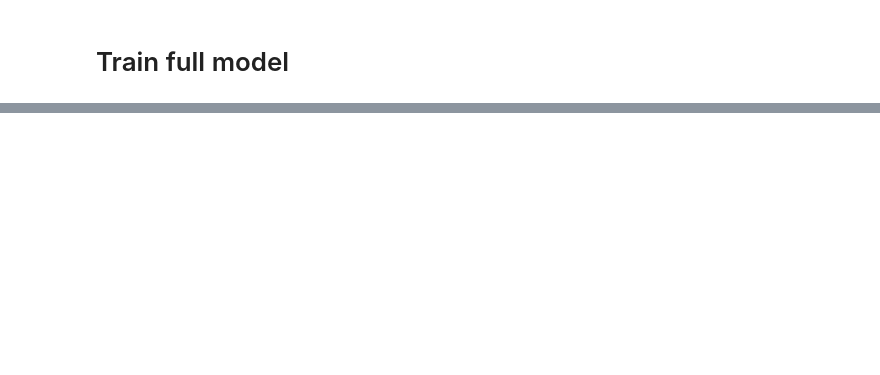
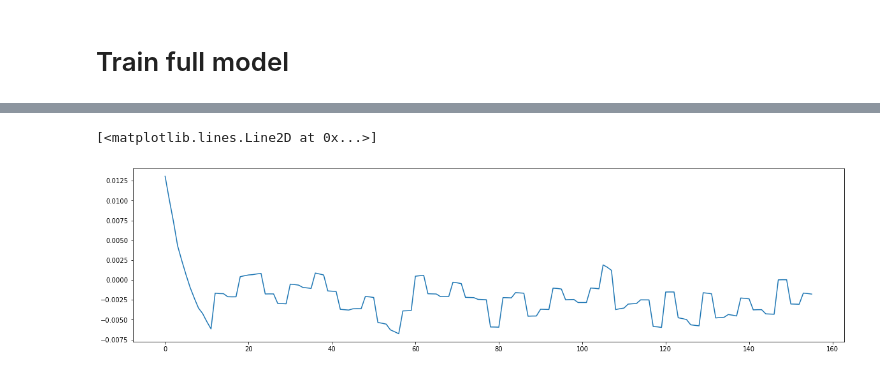
Before and after one commit to jganzabal/REINFORE-KERAS-CARTPOLE, a Jupyter notebook: REINFORCE-KERAS-CART-POLE.ipynb, the cells around one changed output, grey strips where cells are left out. Drawn from its saved outputs; the diff is of its cells as text; code cells hidden in the pictures; blank space fills up the shorter version.

```diff
--- a/REINFORCE-KERAS-CART-POLE.ipynb
+++ b/REINFORCE-KERAS-CART-POLE.ipynb
@@ -379,3 +316,7 @@ actions_train[np.arange(len(batch_actions)), batch_actions] = 1
+# %%
+discounted_rewards = apply_baselines(discounted_rewards)
+# %%
+actions_train = actions_to_one_hot(batch_actions)
 # %%
 discounted_rewards.shape, batch_actions.shape, actions_train.shape, batch_states.shape
 # %% [output]
@@ -434,30 +350,31 @@ def get_policy_model(env, hidden_layer_neurons, lr):
 # %%
-def train_full_model(max_num_episodes = 10000, batch_size = 50, training_epochs = 5, goal = 200, reset_model=True, verbose_period = 2):
+def train_full_model(lr=0.1, max_num_episodes = 10000, batch_size = 50, training_epochs = 5, goal = 200,
+                     reset_model=True, hidden_layer_neurons = 128, verbose_period = 2,
+                     score_thres=10, states_means=None, states_stds=None,
+                     model_train=None, model_predict=None):
     losses=[]
-    if reset_model:
+    if model_train is None:
         # Get model
         model_train, model_predict = get_policy_model(env, hidden_layer_neurons, lr)
     num_episode = 0
     i = 0
     while num_episode < max_num_episodes:
         # Get batch_size episodes for training
-        batch_states, batch_actions, discounted_rewards = get_batch_data(batch_size)
+        batch_states, batch_actions, discounted_rewards = get_batch_data(model_predict, batch_size)
+        if states_means is not None:
+            batch_states = (batch_states - states_means)/states_stds
         # format data for NN
-        discounted_rewards -= discounted_rewards.mean()
-        discounted_rewards /= discounted_rewards.std()
-        discounted_rewards = discounted_rewards.squeeze()
-        batch_actions = batch_actions.squeeze().astype(int)
-        actions_train = np.zeros([len(batch_actions), num_actions])
-        actions_train[np.arange(len(batch_actions)), batch_actions] = 1
+        discounted_rewards = apply_baselines(discounted_rewards)
+        actions_train = actions_to_one_hot(batch_actions)
         for _ in range(training_epochs):
             loss = model_train.train_on_batch([batch_states, discounted_rewards], actions_train)
             losses.append(loss)
-        score = score_model(model_predict,10)
+        score = score_model(model_predict, env, score_thres)
         if (i%verbose_period) == 0:
-            print(num_episode, loss, score)
+            print(num_episode, np.mean(losses), score)
         if score >= goal:
             print("Solved in {} episodes!".format(num_episode))
             break
         num_episode+=batch_size
         i+=1
-    return losses
+    return losses, model_train, model_predict
@@ -483,0 +381,7 @@ Solved in 4500 episodes!
+# %%
+losses, model_train, model_predict = train_full_model(lr=0.001, training_epochs = 3, hidden_layer_neurons = 128,
+                                                      batch_size = 50, max_num_episodes=10000,
+                                                      score_thres = 50,
+                                                      #states_means=states_means, states_stds=states_stds,
+                                                      model_train=None, model_predict=None)
+#                                                       model_train=model_train, model_predict=model_predict)
@@ -483,0 +406,6 @@ Solved in 4500 episodes!
+# %%
+plt.figure(figsize=(20,5))
+plt.plot(losses)
+# %% [output]
+[<matplotlib.lines.Line2D at 0x...>]
+[figure, added]
```
Also changed, not shown: parts of 79 cells of this notebook, 2 other files.
